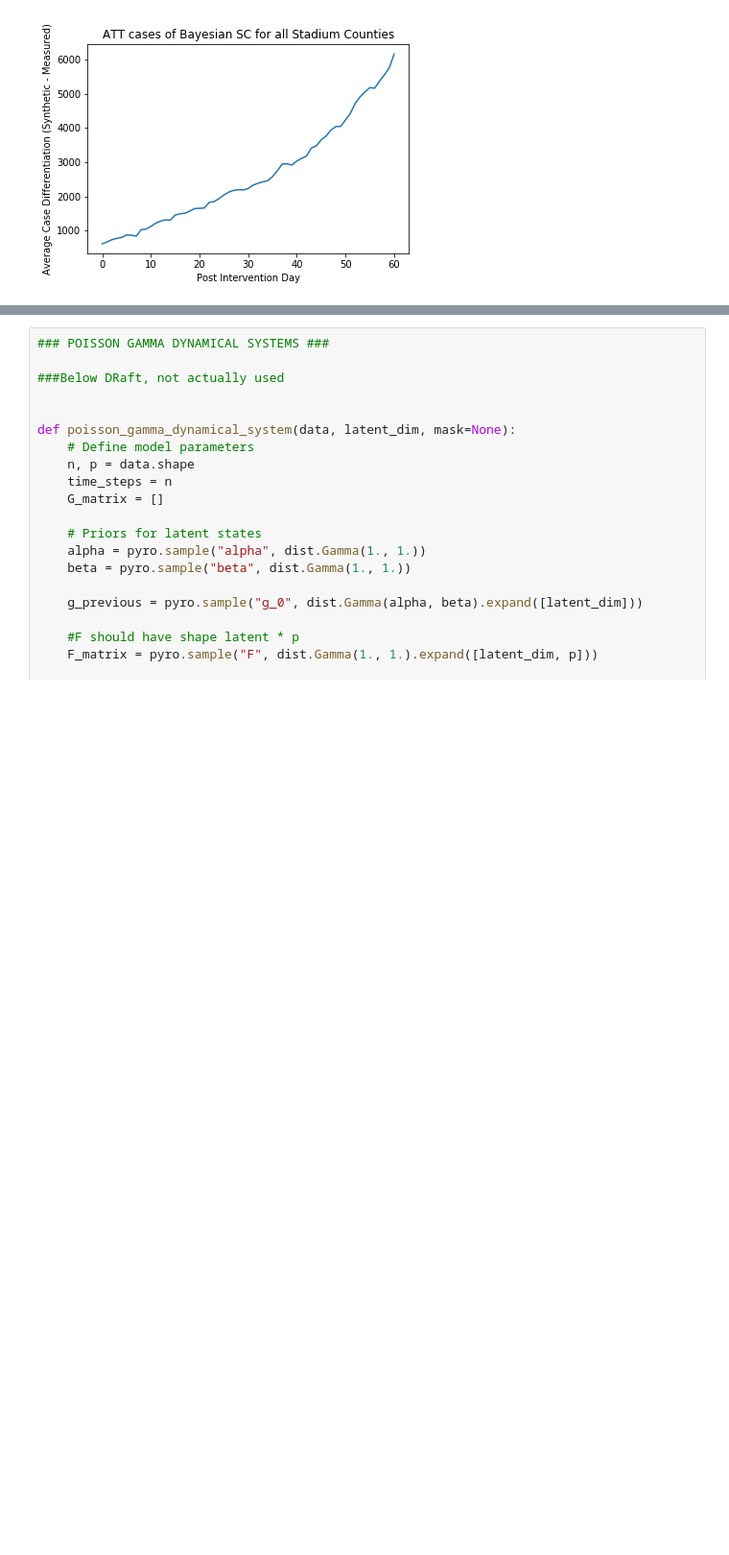
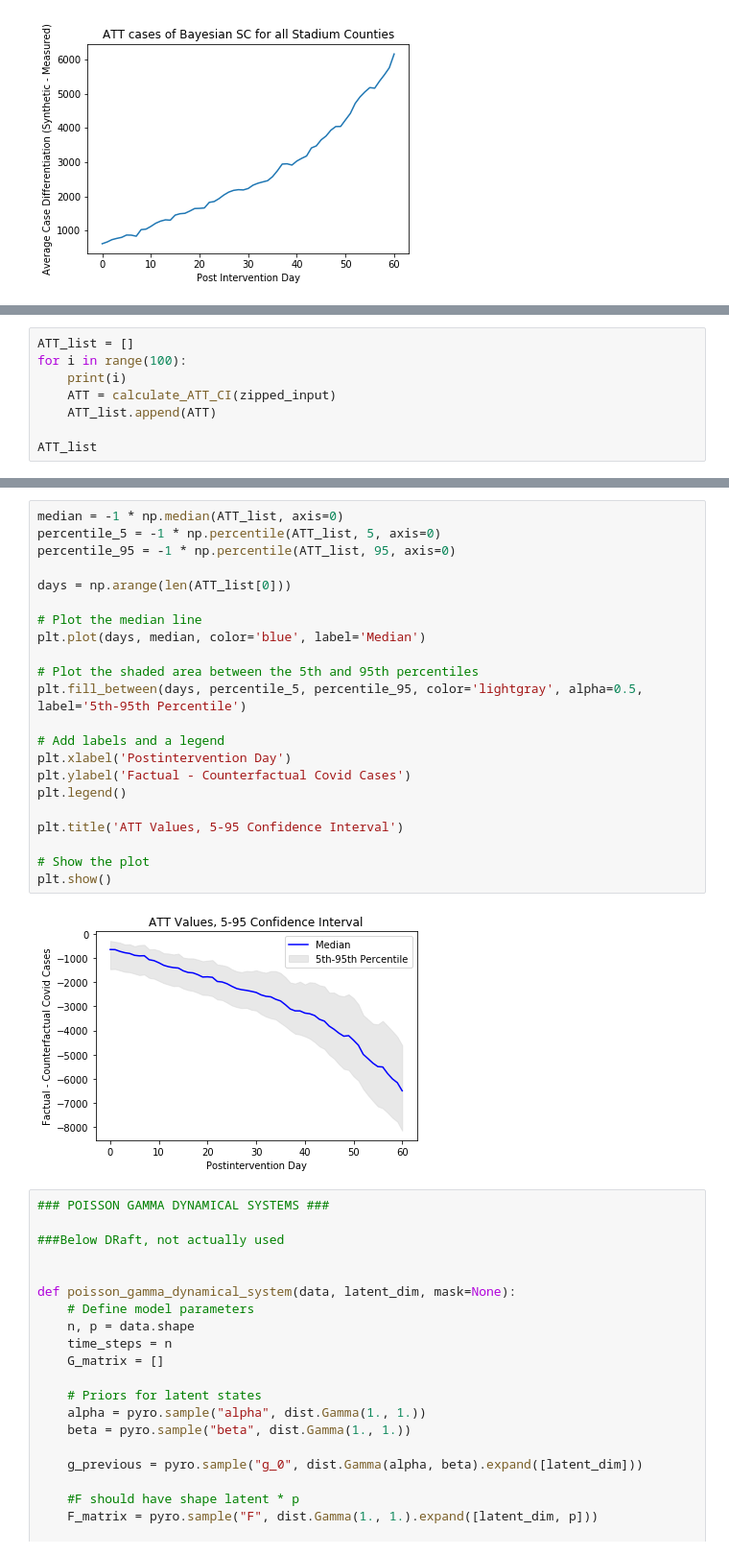
Before and after one commit to Joshuashou/Synthetic-Control-Paper-Model, a Jupyter notebook: Synth_Control_Draft.ipynb, the cells around one changed output, grey strips where cells are left out. Shown: that part at 96% size. Saved outputs shown, nothing was run; the diff lists cells and outputs as text; blank space fills up the shorter version.

```diff
--- a/Synth_Control_Draft.ipynb
+++ b/Synth_Control_Draft.ipynb
@@ -1421,0 +1446,8 @@ plt.show()
+# %%
+ATT_list = []
+for i in range(100):
+    print(i)
+    ATT = calculate_ATT_CI(zipped_input)
+    ATT_list.append(ATT)
+
+ATT_list
@@ -1422,3 +1489,27 @@ plt.show()
+# %%
+median = -1 * np.median(ATT_list, axis=0)
+percentile_5 = -1 * np.percentile(ATT_list, 5, axis=0)
+percentile_95 = -1 * np.percentile(ATT_list, 95, axis=0)
+
+days = np.arange(len(ATT_list[0]))
+
+# Plot the median line
+plt.plot(days, median, color='blue', label='Median')
+
+# Plot the shaded area between the 5th and 95th percentiles
+plt.fill_between(days, percentile_5, percentile_95, color='lightgray', alpha=0.5, label='5th-95th Percentile')
+
+# Add labels and a legend
+plt.xlabel('Postintervention Day')
+plt.ylabel('Factual - Counterfactual Covid Cases')
+plt.legend()
+
+plt.title('ATT Values, 5-95 Confidence Interval')
+
+# Show the plot
+plt.show()
+# %% [output]
+[figure, added]
 # %%
 ### POISSON GAMMA DYNAMICAL SYSTEMS ###
 
```
Also changed, not shown: parts of 10 cells of this notebook, 1 other file.
